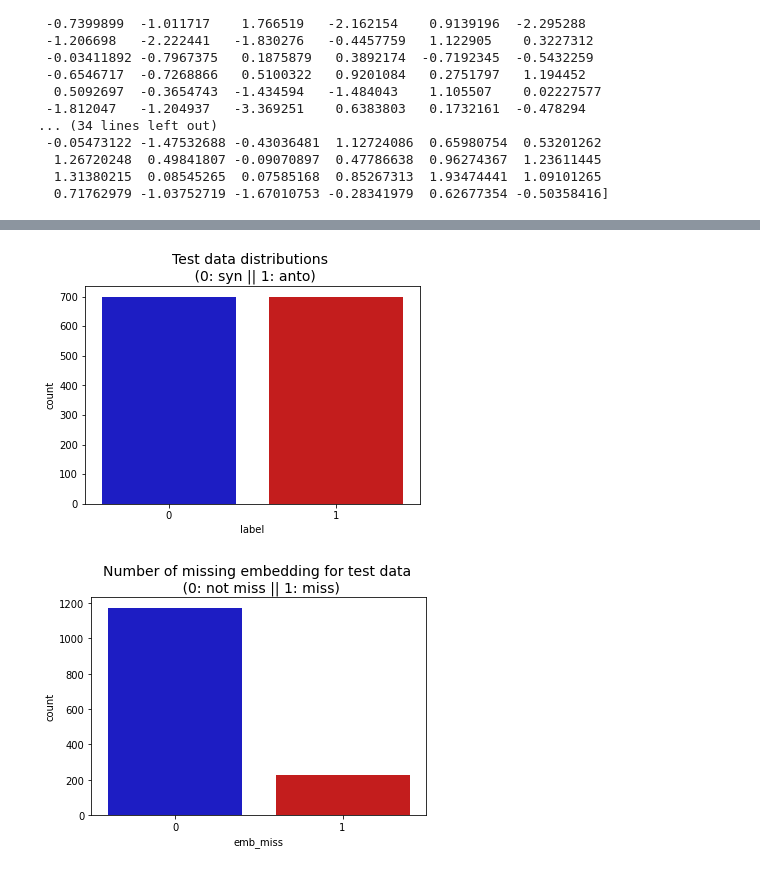
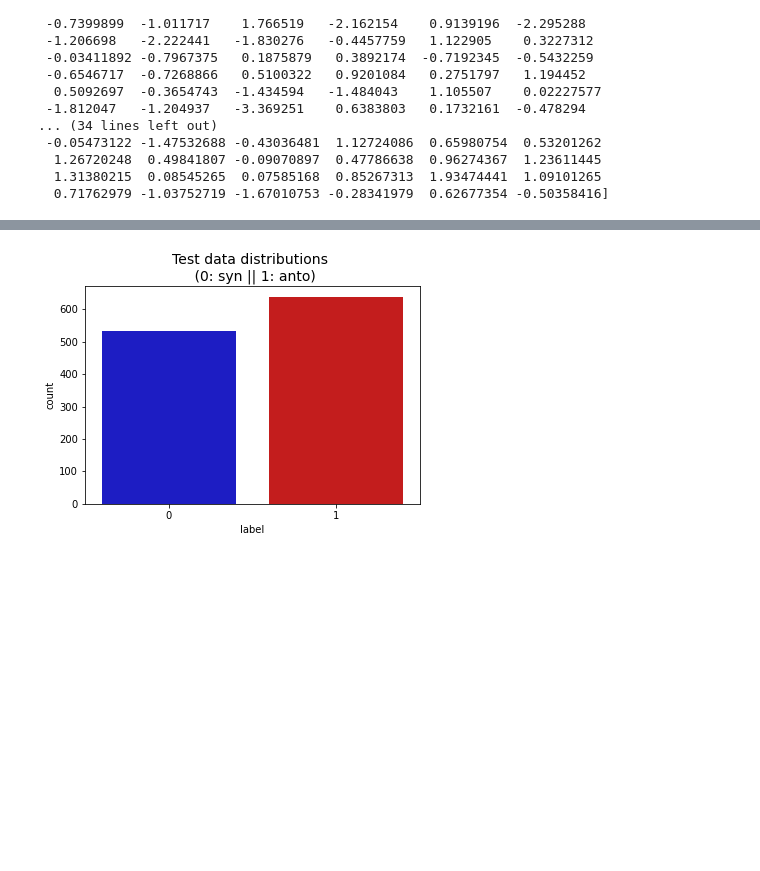
Before and after one commit to superkink3124/Word-Similarity, a Jupyter notebook: task/task3.ipynb, the cells around one changed output, grey strips where cells are left out. Cells and saved outputs as stored; diff of their text form; code cells hidden in the pictures; blank space fills up the shorter version.

```diff
--- a/task/task3.ipynb
+++ b/task/task3.ipynb
@@ -80,6 +81,8 @@ def make_feature(input_table):
     features['dot_product'] = features.apply(lambda row: dot_product(row['first_emb'], row['second_emb']), axis=1)
     features['euclidean'] = features.apply(lambda row: euclidean(row['first_emb'], row['second_emb']), axis=1)
     features['emb_miss'] = features.apply(lambda row: 0 if (emb_getter.contains(row['Word1']) and emb_getter.contains(row['Word2'])) else 1, axis=1)
+    features = features.loc[features['emb_miss'] == 0]
+#     features = features.drop(columns = ["emb_miss"])
     return features
 # %%
 # load test data
@@ -153,14 +156,13 @@ display(X_test)
 # %%
 colors = ["#0101DF", "#DF0101"]
 
-sns.countplot(x="label", data=test_data, palette=colors)
+sns.countplot(x="label", data=test_features, palette=colors)
 plt.title('Test data distributions \n (0: syn || 1: anto)', fontsize=14)
 plt.show()
 
-sns.countplot(x="emb_miss", data=test_features, palette=colors)
-plt.title('Number of missing embedding for test data \n (0: not miss || 1: miss)', fontsize=14)
-plt.show()
+# sns.countplot(x="emb_miss", data=test_features, palette=colors)
+# plt.title('Number of missing embedding for test data \n (0: not miss || 1: miss)', fontsize=14)
+# plt.show()
 # %% [output]
-[figure, old version]
+[figure, new version]
-[figure, removed]
 # %%
```
Also changed, not shown: parts of 6 cells of this notebook.
